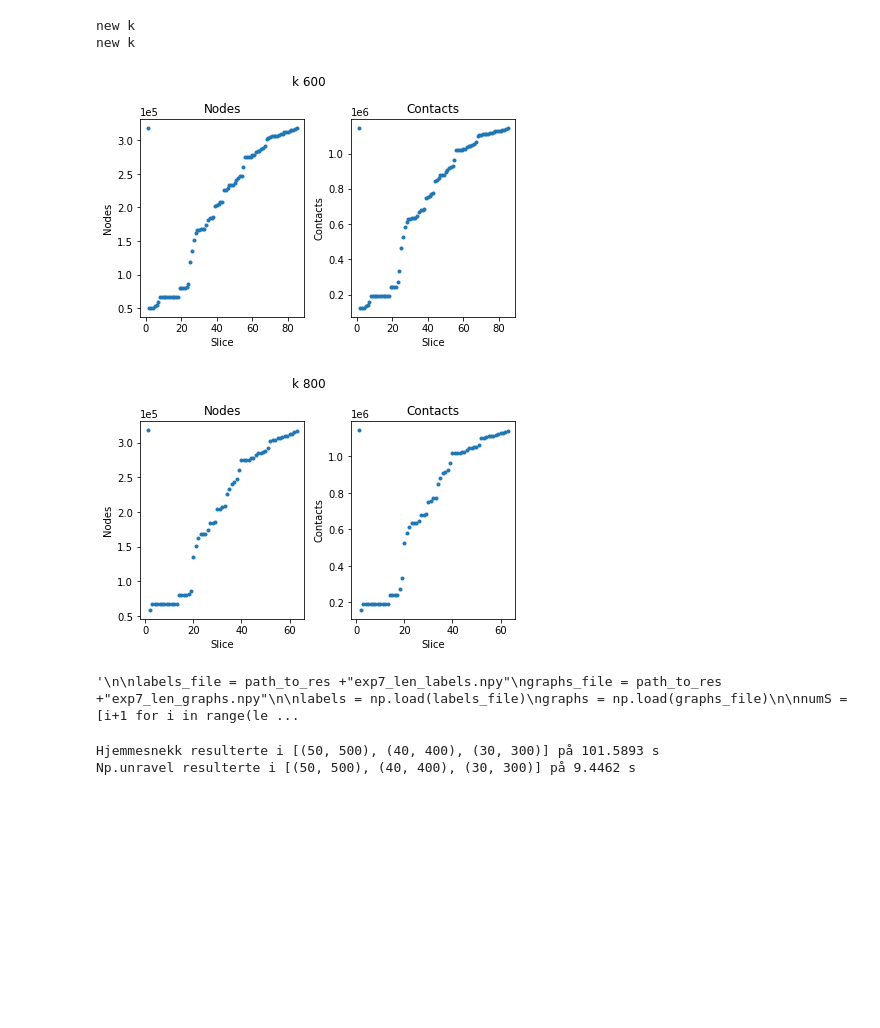
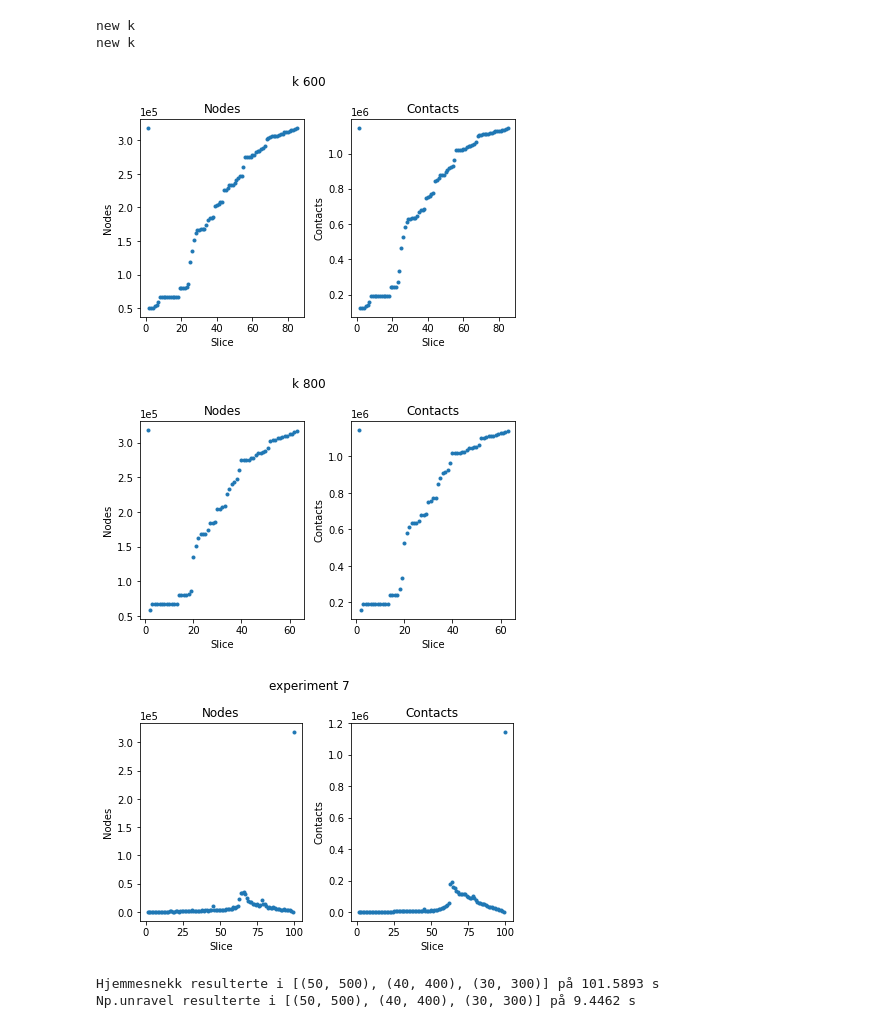
Before and after one commit to KasparaGaasvaer/MasterThesis, a Jupyter notebook: Scripts/Clustering/PlotScripts/plot_test_jup.ipynb, the cells around one changed output. Drawn from its saved outputs; the diff is of its cells as text; code cells hidden in the pictures; blank space fills up the shorter version.

Commit message:
updated plots from jupyter

```diff
--- a/Scripts/Clustering/PlotScripts/plot_test_jup.ipynb
+++ b/Scripts/Clustering/PlotScripts/plot_test_jup.ipynb
@@ -57,38 +57,36 @@ for k in ks:
     plt.savefig(path_to_res + "k" + str(k)+ "_num_contacts_and_nodes.pdf")
     plt.show()
 
-"""
+
 
 labels_file = path_to_res +"exp7_len_labels.npy"
 graphs_file = path_to_res +"exp7_len_graphs.npy"
 
 labels = np.load(labels_file)
 graphs = np.load(graphs_file)
 
 numS = [i+1 for i in range(len(labels))]
 numS = np.array(numS)
 
 fig, axs = plt.subplots(1, 2)
 fig.suptitle("experiment 7")
 axs[0].plot(numS, labels, ".")
 axs[0].set_title('Nodes')
 axs[0].set(xlabel = "Slice", ylabel = "Nodes")
 axs[0].ticklabel_format(axis='y', style='scientific',scilimits=(0,0))
 axs[1].plot(numS, graphs, ".")
 axs[1].set_title('Contacts')
 axs[1].set(xlabel = "Slice", ylabel = "Contacts")
 fig.tight_layout(pad=1.0)
 
 plt.savefig(path_to_res +"exp7_num_contacts_and_nodes.pdf")
 plt.show()
-
-"""
 # %% [output]
 new k
 new k
 [figure]
 [figure]
-'\n\nlabels_file = path_to_res +"exp7_len_labels.npy"\ngraphs_file = path_to_res +"exp7_len_graphs.npy"\n\nlabels = np.load(labels_file)\ngraphs = np.load(graphs_file)\n\nnumS = [i+1 for i in range(le ...
+[figure, added]
 # %%
 N = 10000
 mat = np.ones([N,N])
```
Also changed, not shown: 3 other files.
